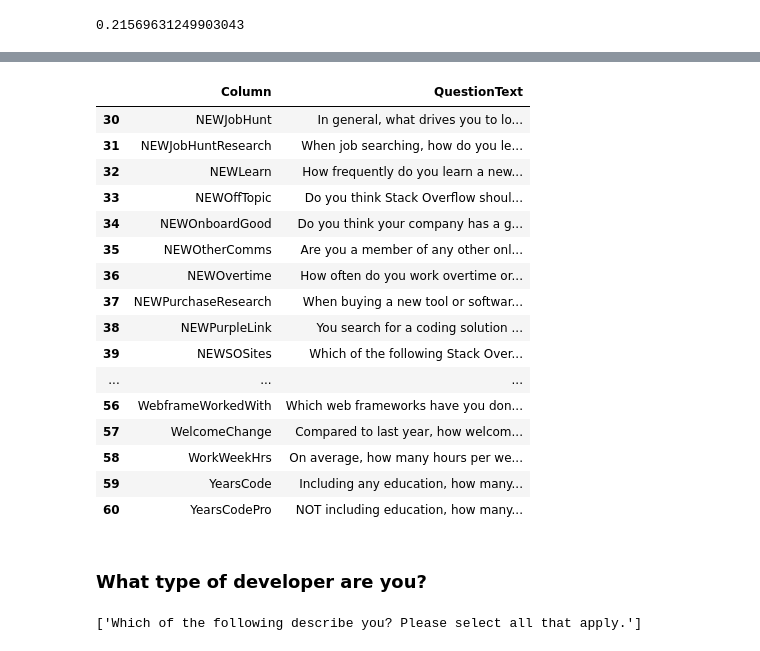
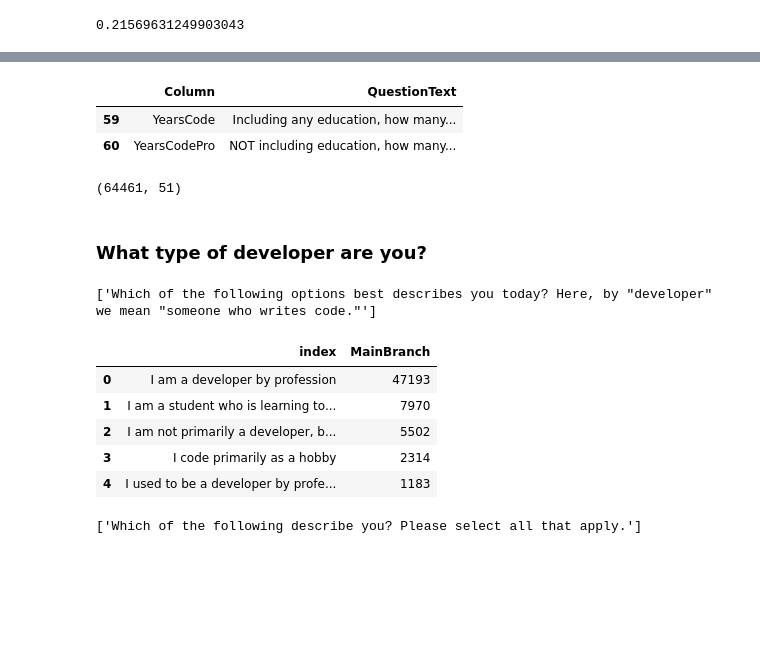
Before and after one commit to SolanaO/Developers_Survey_Analysis, a Jupyter notebook: stackBlogDataAnalysis.ipynb, the cells around one changed output, grey strips where cells are left out. Drawn from its saved outputs; the diff is of its cells as text; code cells hidden in the pictures; blank space fills up the shorter version.

```diff
--- a/stackBlogDataAnalysis.ipynb
+++ b/stackBlogDataAnalysis.ipynb
@@ -60,4 +58,7 @@ df.head()
 # %%
+# display the full text of the string columns
+pd.set_option('display.max_colwidth', None)
+
 # the description file
 dfs.head()
 # %% [output]
@@ -290,25 +254,40 @@ dfs.head(30)
 # %%
 # take a look at the questions, part 2
-# take a look at the questions
-dfs.tail(31)
+dfs.tail(2)
 # %% [output]
 |  | Column | QuestionText |
-| 30 | NEWJobHunt | In general, what drives you to lo... |
-| 31 | NEWJobHuntResearch | When job searching, how do you le... |
-| 32 | NEWLearn | How frequently do you learn a new... |
-| 33 | NEWOffTopic | Do you think Stack Overflow shoul... |
-| 34 | NEWOnboardGood | Do you think your company has a g... |
-| 35 | NEWOtherComms | Are you a member of any other onl... |
-| 36 | NEWOvertime | How often do you work overtime or... |
-| 37 | NEWPurchaseResearch | When buying a new tool or softwar... |
-| 38 | NEWPurpleLink | You search for a coding solution ... |
-| 39 | NEWSOSites | Which of the following Stack Over... |
-| ... | ... | ... |
-| 56 | WebframeWorkedWith | Which web frameworks have you don... |
-| 57 | WelcomeChange | Compared to last year, how welcom... |
-| 58 | WorkWeekHrs | On average, how many hours per we... |
 | 59 | YearsCode | Including any education, how many... |
 | 60 | YearsCodePro | NOT including education, how many... |
+# %%
+# some of the columns are not relevant for our analysis
+drop_cols = ['CompFreq', 'CompTotal', 'CurrencyDesc', 'CurrencySymbol', 'Ethnicity',
+             'NEWOffTopic', 'Sexuality', 'SurveyEase', 'SurveyLength', 'Trans']
+
+# make a copy of the dataframe
+df1 = df.copy()
+
+# drop all the columns in the list drop_cols
+df1 = df1.drop(drop_cols, axis = 1)
+
+# check the shape of the new dataset
+df1.shape
+# %% [output]
+(64461, 51)
 # %% [markdown]
 ### What type of developer are you?
+# %%
+# print the question of interest
+list(dfs[dfs.Column == 'MainBranch']['QuestionText'])
+# %% [output]
+['Which of the following options best describes you today? Here, by "developer" we mean "someone who writes code."']
+# %%
+# profesional status as a developer
+df1.MainBranch.value_counts().reset_index()
+# %% [output]
+|  | index | MainBranch |
+| 0 | I am a developer by profession | 47193 |
+| 1 | I am a student who is learning to... | 7970 |
+| 2 | I am not primarily a developer, b... | 5502 |
+| 3 | I code primarily as a hobby | 2314 |
+| 4 | I used to be a developer by profe... | 1183 |
 # %%
```
Also changed, not shown: parts of 55 cells of this notebook.
